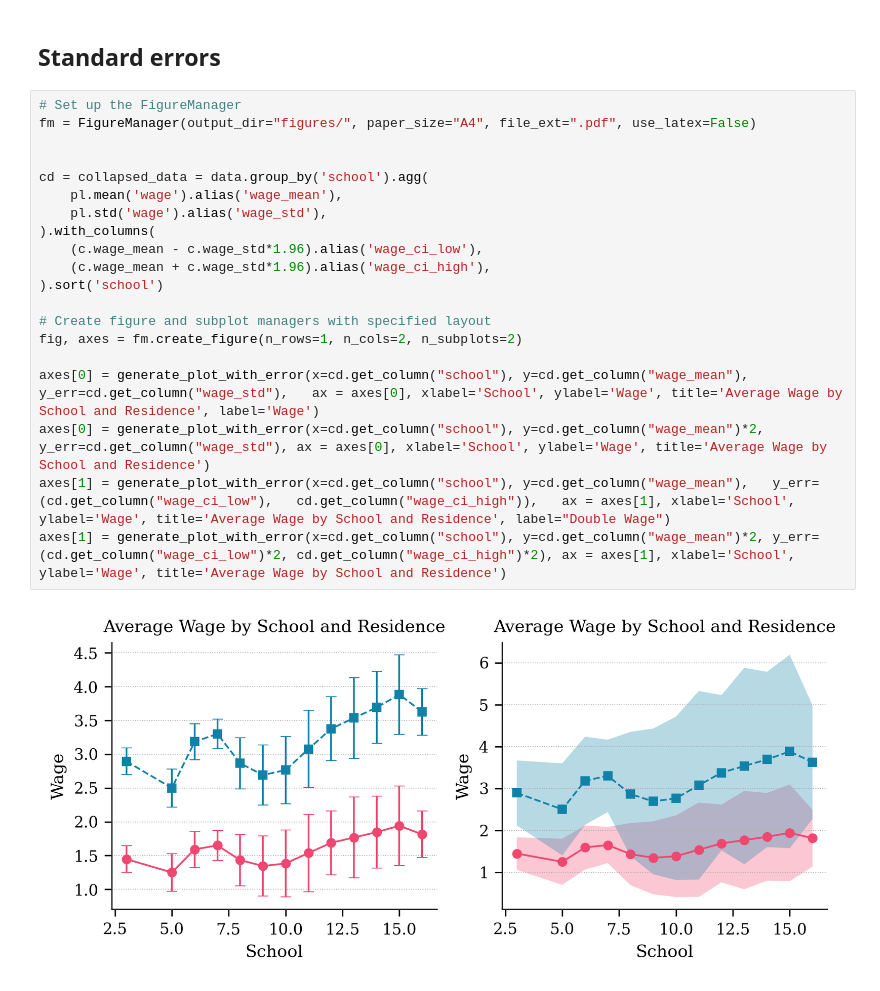
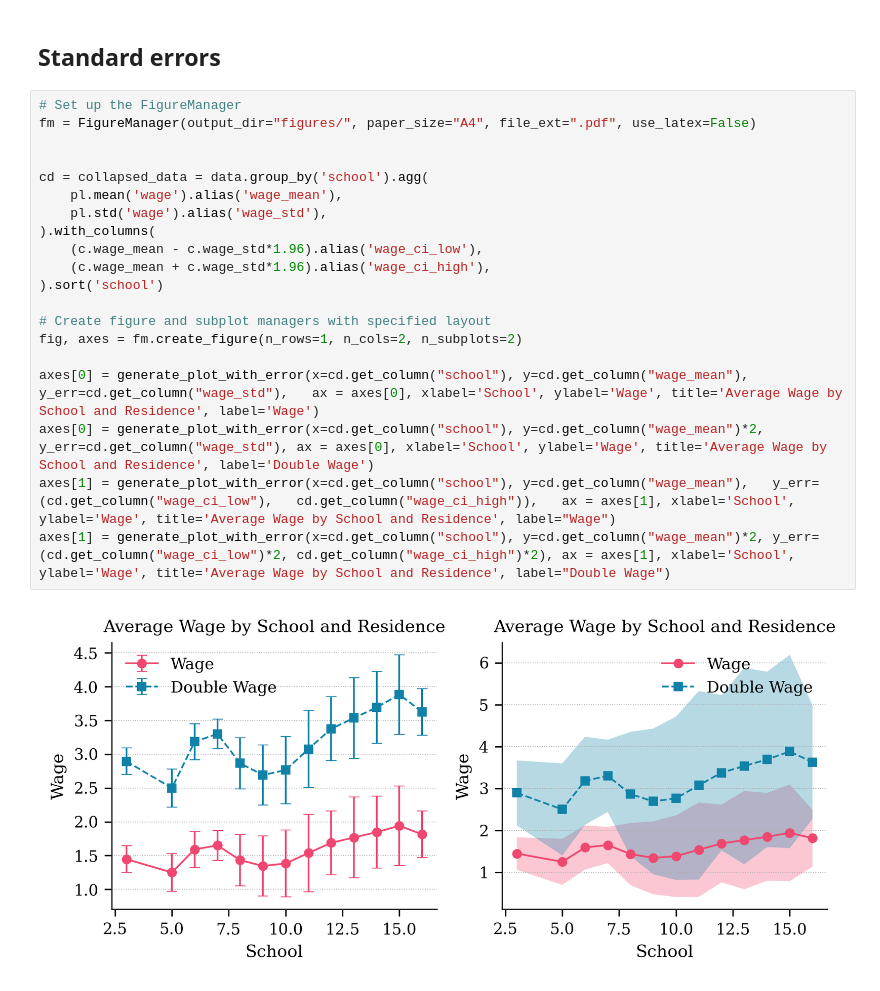
Before and after one commit to AdamHallengreen/figure-manager, a Jupyter notebook: examples/example_usage.ipynb, the cells around one changed output. Saved outputs shown, nothing was run; the diff lists cells and outputs as text.

Commit message:
feat: possible to add label to single series

```diff
--- a/examples/example_usage.ipynb
+++ b/examples/example_usage.ipynb
@@ -105,22 +105,22 @@ Saved subplot to figures/three_small_plots_subplot_3.pdf
 # %%
 # Set up the FigureManager
 fm = FigureManager(output_dir="figures/", paper_size="A4", file_ext=".pdf", use_latex=False)
 
 
 cd = collapsed_data = data.group_by('school').agg(
     pl.mean('wage').alias('wage_mean'),
     pl.std('wage').alias('wage_std'),
 ).with_columns(
     (c.wage_mean - c.wage_std*1.96).alias('wage_ci_low'),
     (c.wage_mean + c.wage_std*1.96).alias('wage_ci_high'),
 ).sort('school')
 
 # Create figure and subplot managers with specified layout
 fig, axes = fm.create_figure(n_rows=1, n_cols=2, n_subplots=2)
 
 axes[0] = generate_plot_with_error(x=cd.get_column("school"), y=cd.get_column("wage_mean"),   y_err=cd.get_column("wage_std"),   ax = axes[0], xlabel='School', ylabel='Wage', title='Average Wage by School and Residence', label='Wage')
-axes[0] = generate_plot_with_error(x=cd.get_column("school"), y=cd.get_column("wage_mean")*2, y_err=cd.get_column("wage_std"), ax = axes[0], xlabel='School', ylabel='Wage', title='Average Wage by School and Residence')
-axes[1] = generate_plot_with_error(x=cd.get_column("school"), y=cd.get_column("wage_mean"),   y_err=(cd.get_column("wage_ci_low"),   cd.get_column("wage_ci_high")),   ax = axes[1], xlabel='School', ylabel='Wage', title='Average Wage by School and Residence', label="Double Wage")
-axes[1] = generate_plot_with_error(x=cd.get_column("school"), y=cd.get_column("wage_mean")*2, y_err=(cd.get_column("wage_ci_low")*2, cd.get_column("wage_ci_high")*2), ax = axes[1], xlabel='School', ylabel='Wage', title='Average Wage by School and Residence')
+axes[0] = generate_plot_with_error(x=cd.get_column("school"), y=cd.get_column("wage_mean")*2, y_err=cd.get_column("wage_std"), ax = axes[0], xlabel='School', ylabel='Wage', title='Average Wage by School and Residence', label='Double Wage')
+axes[1] = generate_plot_with_error(x=cd.get_column("school"), y=cd.get_column("wage_mean"),   y_err=(cd.get_column("wage_ci_low"),   cd.get_column("wage_ci_high")),   ax = axes[1], xlabel='School', ylabel='Wage', title='Average Wage by School and Residence', label="Wage")
+axes[1] = generate_plot_with_error(x=cd.get_column("school"), y=cd.get_column("wage_mean")*2, y_err=(cd.get_column("wage_ci_low")*2, cd.get_column("wage_ci_high")*2), ax = axes[1], xlabel='School', ylabel='Wage', title='Average Wage by School and Residence', label="Double Wage")
 # %% [output]
-[figure, old version]
+[figure, new version]
```
Also changed, not shown: 1 other file.
